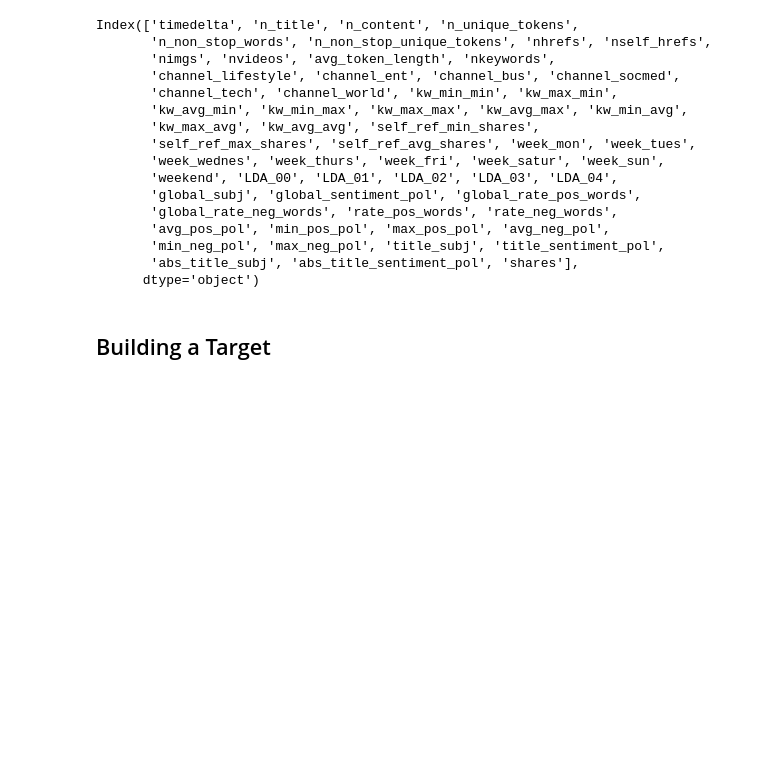
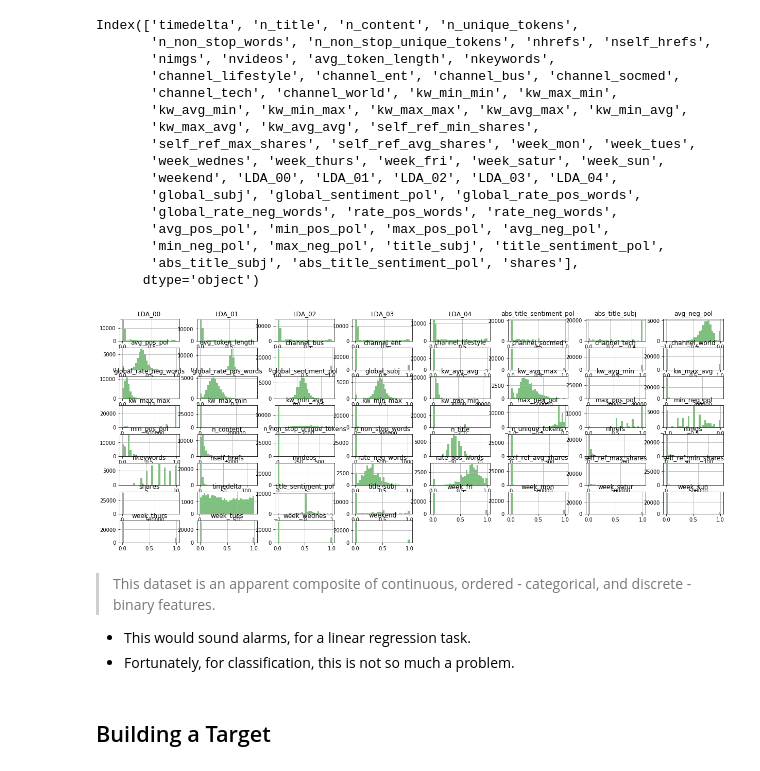
Before and after one commit to jammy-bot/article-shares-prediction, a Jupyter notebook: 01-obtain-and-scrub.ipynb, the cells around one changed output. Saved outputs shown, nothing was run; the diff lists cells and outputs as text; code cells hidden in the pictures; blank space fills up the shorter version.

Commit message:
add histograms

```diff
--- a/01-obtain-and-scrub.ipynb
+++ b/01-obtain-and-scrub.ipynb
@@ -272,6 +276,17 @@ Index(['timedelta', 'n_title', 'n_content', 'n_unique_tokens',
        'min_neg_pol', 'max_neg_pol', 'title_subj', 'title_sentiment_pol',
        'abs_title_subj', 'abs_title_sentiment_pol', 'shares'],
       dtype='object')
+# %%
+# viewing data histograms
+df.hist(bins=30, figsize= (21, 8), facecolor="green", alpha=0.5)
+plt.title(r"Histogram for Online News Shares")
+plt.show();
+# %% [output]
+[figure, added]
+# %% [markdown]
+> This dataset is an apparent composite of continuous, ordered - categorical, and discrete - binary features.
+* This would sound alarms, for a linear regression task.
+* Fortunately, for classification, this is not so much a problem.
 # %% [markdown]
 ## Building a Target
 # %%
```
Also changed, not shown: parts of 3 cells of this notebook.
